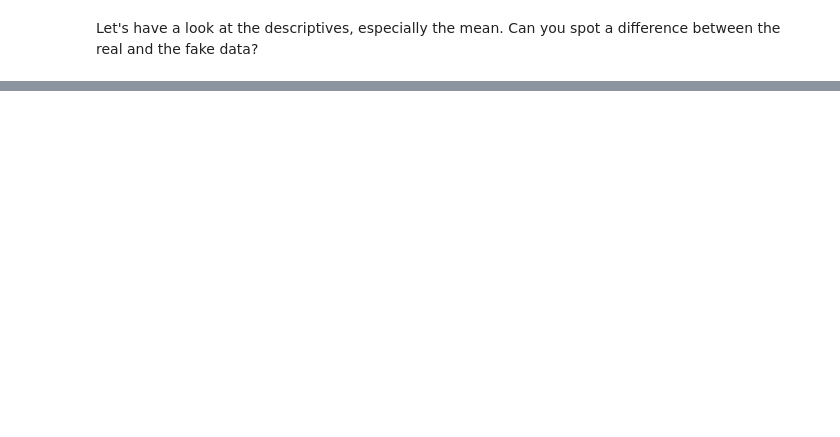
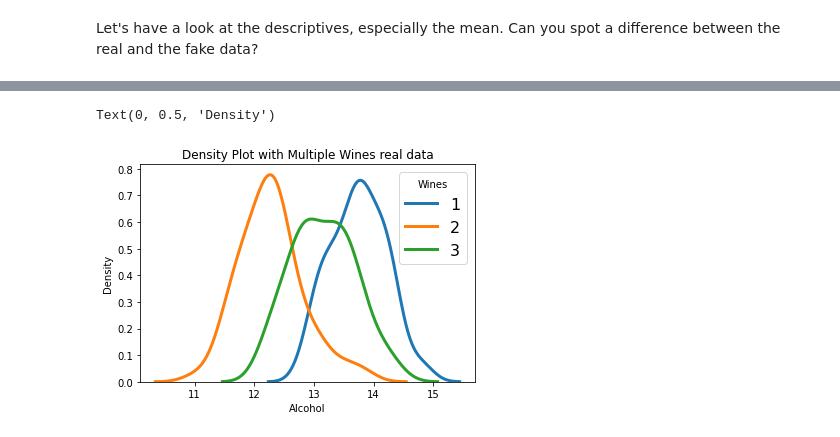
Before and after one commit to lschmiddey/fastpages_, a Jupyter notebook: _notebooks/2021-04-10-DeepLearning_TabularDataAugmentation.ipynb, the cells around one changed output, grey strips where cells are left out. Drawn from its saved outputs; the diff is of its cells as text; code cells hidden in the pictures; blank space fills up the shorter version.

```diff
--- a/_notebooks/2021-04-10-DeepLearning_TabularDataAugmentation.ipynb
+++ b/_notebooks/2021-04-10-DeepLearning_TabularDataAugmentation.ipynb
@@ -161,0 +252,22 @@ df_fake_with_noise.groupby('Wine').describe().loc[:,(slice(None),['mean'])]
+# %%
+import seaborn as sns
+
+# List of wines
+wines = [1,2,3]
+
+for wine in wines:
+    subset = df[df['Wine'] == wine]
+
+    # Draw the density plot
+    sns.distplot(subset['Alcohol'], hist = False, kde = True,
+                 kde_kws = {'linewidth': 3},
+                 label = wine)
+
+# Plot formatting
+plt.legend(prop={'size': 16}, title = 'Wines')
+plt.title('Density Plot with Multiple Wines real data')
+plt.xlabel('Alcohol')
+plt.ylabel('Density')
+# %% [output]
+Text(0, 0.5, 'Density')
+[figure, added]
```
Also changed, not shown: parts of 34 cells of this notebook, 8 other files.
